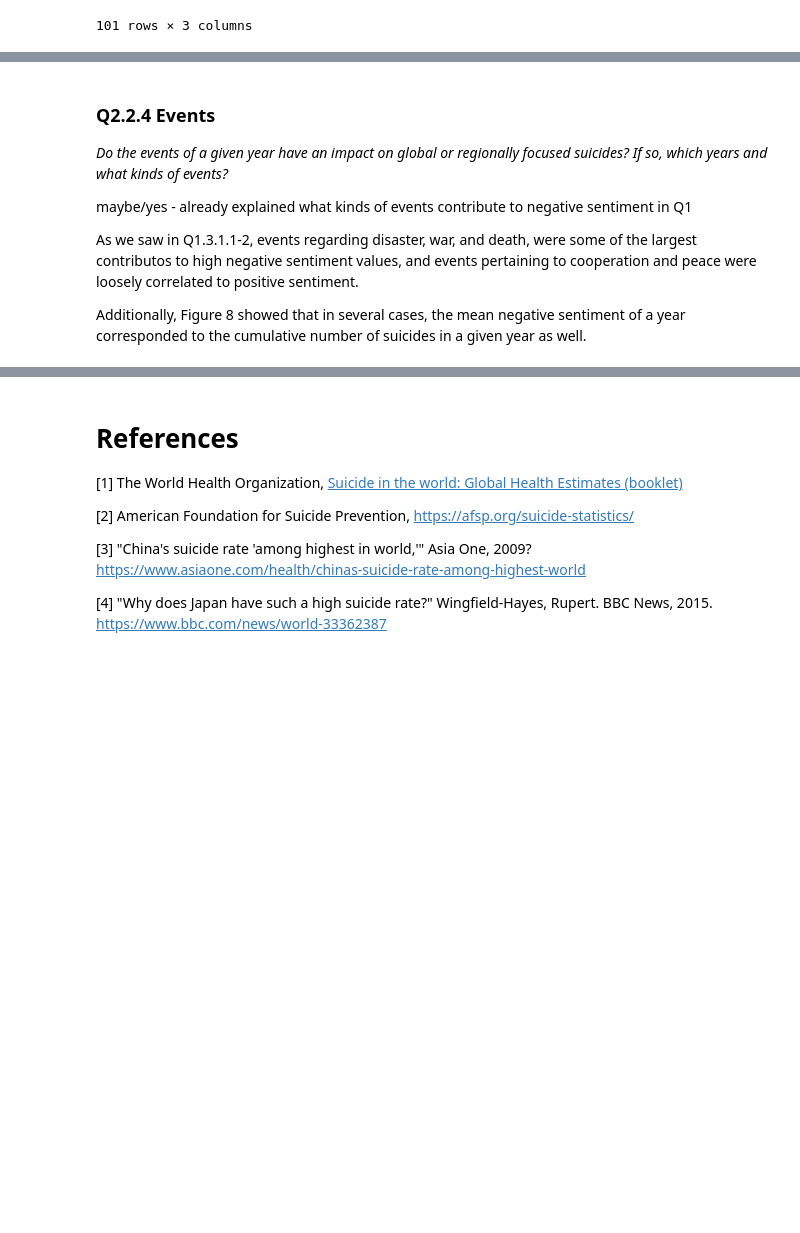
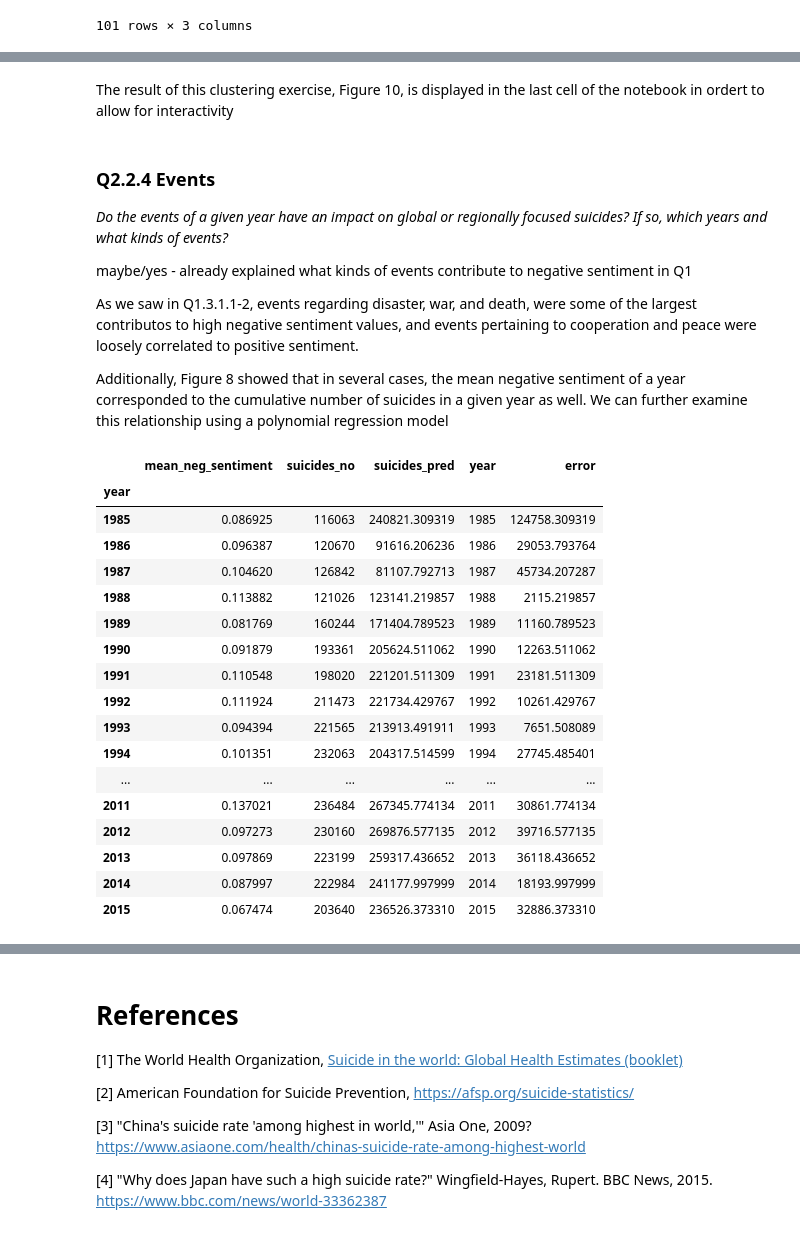
Before and after one commit to MurphyPone/CS-3654-final, a Jupyter notebook: Project2.ipynb, the cells around one changed output, grey strips where cells are left out. Saved outputs shown, nothing was run; the diff lists cells and outputs as text; code cells hidden in the pictures; blank space fills up the shorter version.

```diff
--- a/Project2.ipynb
+++ b/Project2.ipynb
@@ -692,3 +652,5 @@ crs.connect("add", lambda sel: sel.annotation.set_text('{}'.format(df_by_gdp_pc.
+# %% [markdown]
+The result of this clustering exercise, Figure 10, is displayed in the last cell of the notebook in ordert to allow for interactivity
 # %% [markdown]
 ### Q2.2.4 Events
 
@@ -698,4 +660,37 @@ maybe/yes - already explained what kinds of events contribute to negative sentim
 
 As we saw in Q1.3.1.1-2, events regarding disaster, war, and death, were some of the largest contributos  to high negative sentiment values, and events pertaining to cooperation and peace were loosely correlated to positive sentiment.
 
-Additionally, Figure 8 showed that in several cases, the mean negative sentiment of a year corresponded to the cumulative number of suicides in a given year as well.
+Additionally, Figure 8 showed that in several cases, the mean negative sentiment of a year corresponded to the cumulative number of suicides in a given year as well. We can further examine this relationship using a polynomial regression model
+# %%
+# Build a regression model to predict cumulative suicides based on mean_negative sentiment
+df_events_by_year['year'] = df_events_by_year.index
+x = pd.DataFrame(df_events_by_year[:-1]['mean_neg_sentiment'], columns=['mean_neg_sentiment']) # drop year 2016
+y = pd.DataFrame(df_by_year[:-1]['suicides_no'], columns=['suicides_no'])
+
+coefs = np.polyfit(x.values.flatten(), y.values.flatten(), 8)
+suicides_pred = pd.DataFrame(np.polyval(coefs, np.linspace(x.min(), x.max(), 31).reshape(-1, 1)), columns=['suicides_pred'])
+# suicides_pred
+suicides_pred.index = df_events_by_year[:-1].index
+df_event_model = x.join(y).join(suicides_pred)
+df_event_model['year'] = df_events_by_year[:-1].index
+df_event_model['error'] = abs(df_event_model['suicides_no'] - df_event_model['suicides_pred'])
+df_event_model
+# %% [output]
+|  | mean_neg_sentiment | suicides_no | suicides_pred | year | error |
+| year |  |  |  |  |  |
+| 1985 | 0.086925 | 116063 | 240821.309319 | 1985 | 124758.309319 |
+| 1986 | 0.096387 | 120670 | 91616.206236 | 1986 | 29053.793764 |
+| 1987 | 0.104620 | 126842 | 81107.792713 | 1987 | 45734.207287 |
+| 1988 | 0.113882 | 121026 | 123141.219857 | 1988 | 2115.219857 |
+| 1989 | 0.081769 | 160244 | 171404.789523 | 1989 | 11160.789523 |
+| 1990 | 0.091879 | 193361 | 205624.511062 | 1990 | 12263.511062 |
+| 1991 | 0.110548 | 198020 | 221201.511309 | 1991 | 23181.511309 |
+| 1992 | 0.111924 | 211473 | 221734.429767 | 1992 | 10261.429767 |
+| 1993 | 0.094394 | 221565 | 213913.491911 | 1993 | 7651.508089 |
+| 1994 | 0.101351 | 232063 | 204317.514599 | 1994 | 27745.485401 |
+| ... | ... | ... | ... | ... | ... |
+| 2011 | 0.137021 | 236484 | 267345.774134 | 2011 | 30861.774134 |
+| 2012 | 0.097273 | 230160 | 269876.577135 | 2012 | 39716.577135 |
+| 2013 | 0.097869 | 223199 | 259317.436652 | 2013 | 36118.436652 |
+| 2014 | 0.087997 | 222984 | 241177.997999 | 2014 | 18193.997999 |
+| 2015 | 0.067474 | 203640 | 236526.373310 | 2015 | 32886.373310 |
```
Also changed, not shown: parts of 14 cells of this notebook, 1 other file.
